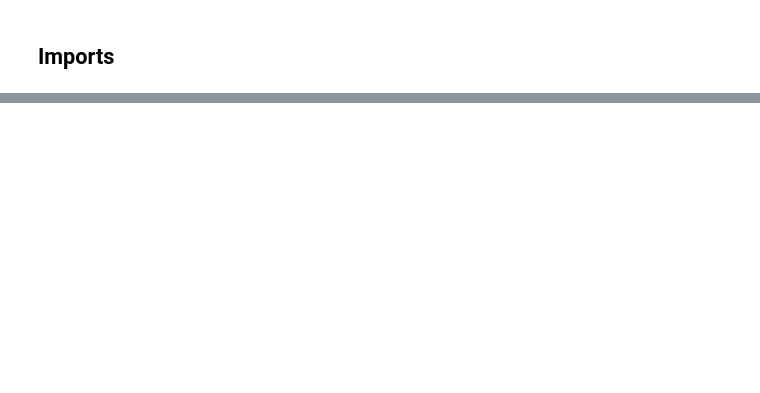
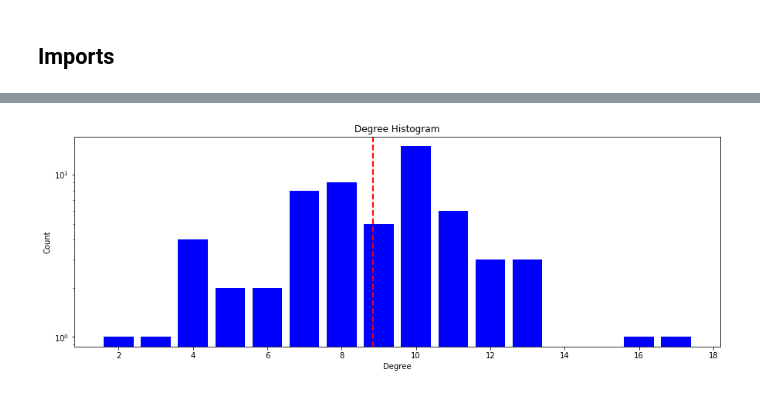
Before and after one commit to mkobbi/mkobbi_udm_social_project, a Jupyter notebook: mkobbi_network_anaylsis_project.ipynb, the cells around one changed output, grey strips where cells are left out. Cells and saved outputs as stored; diff of their text form; code cells hidden in the pictures; blank space fills up the shorter version.

```diff
--- a/mkobbi_network_anaylsis_project.ipynb
+++ b/mkobbi_network_anaylsis_project.ipynb
@@ -66,0 +100,23 @@ plt.show()
+# %%
+rnd_degree_sequence = sorted([d for n, d in R.degree()], reverse=True)  # degree sequence
+# print "Degree sequence", degree_sequence
+rnd_degreeCount = collections.Counter(rnd_degree_sequence)
+rnd_deg, cnt = zip(*rnd_degreeCount.items())
+
+plt.close("all")
+plt.ion()
+plt.figure(1, figsize=(15, 5))
+
+avg = 2*L/N
+#fig, ax = plt.subplots()
+plt.bar(rnd_deg, cnt, width=0.80, color='b', log=True)
+
+plt.title("Degree Histogram")
+plt.ylabel("Count")
+plt.xlabel("Degree")
+#ax.set_xticks([d + 0.4 for d in rnd_deg])
+#ax.set_xticklabels(rnd_deg)
+plt.axvline(avg, color='r', linestyle='dashed', linewidth=2)
+plt.show()
+# %% [output]
+[figure, added]
```
Also changed, not shown: parts of 27 cells of this notebook, 6 other files.
